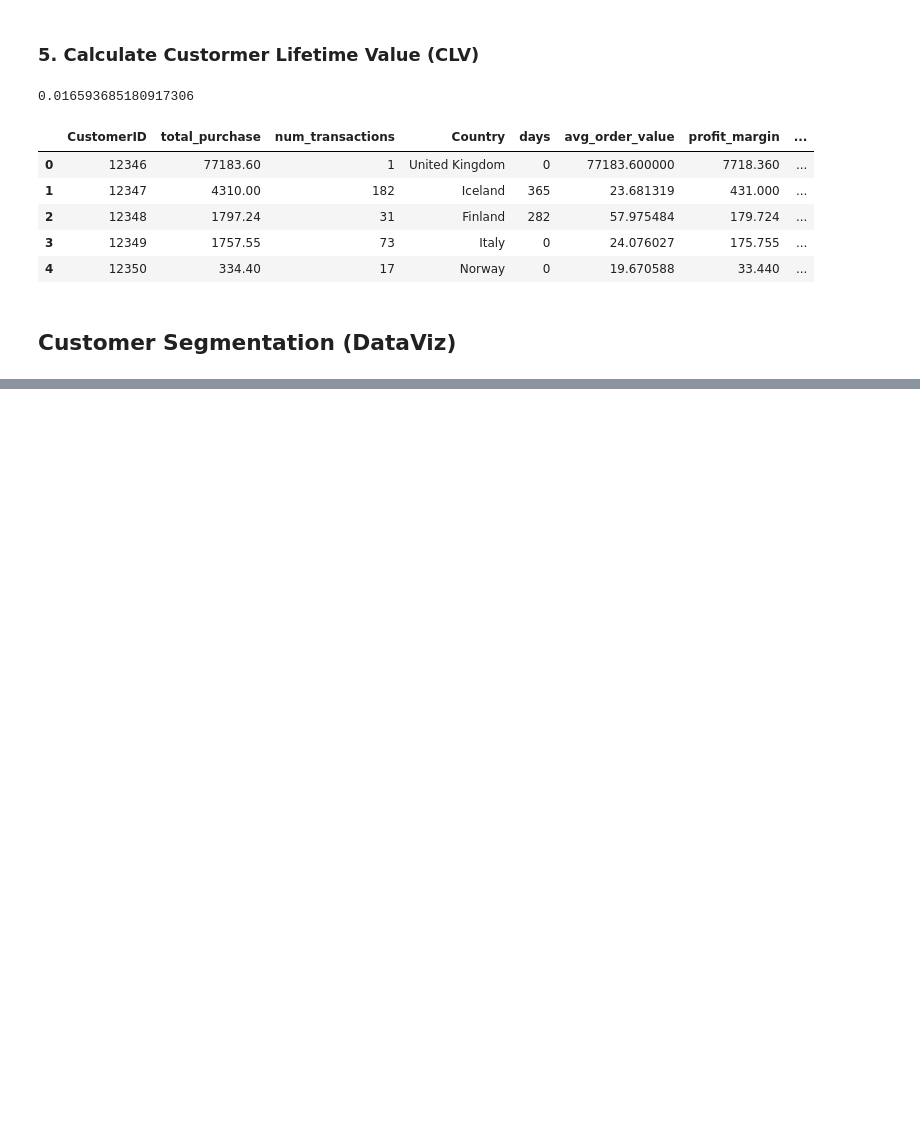
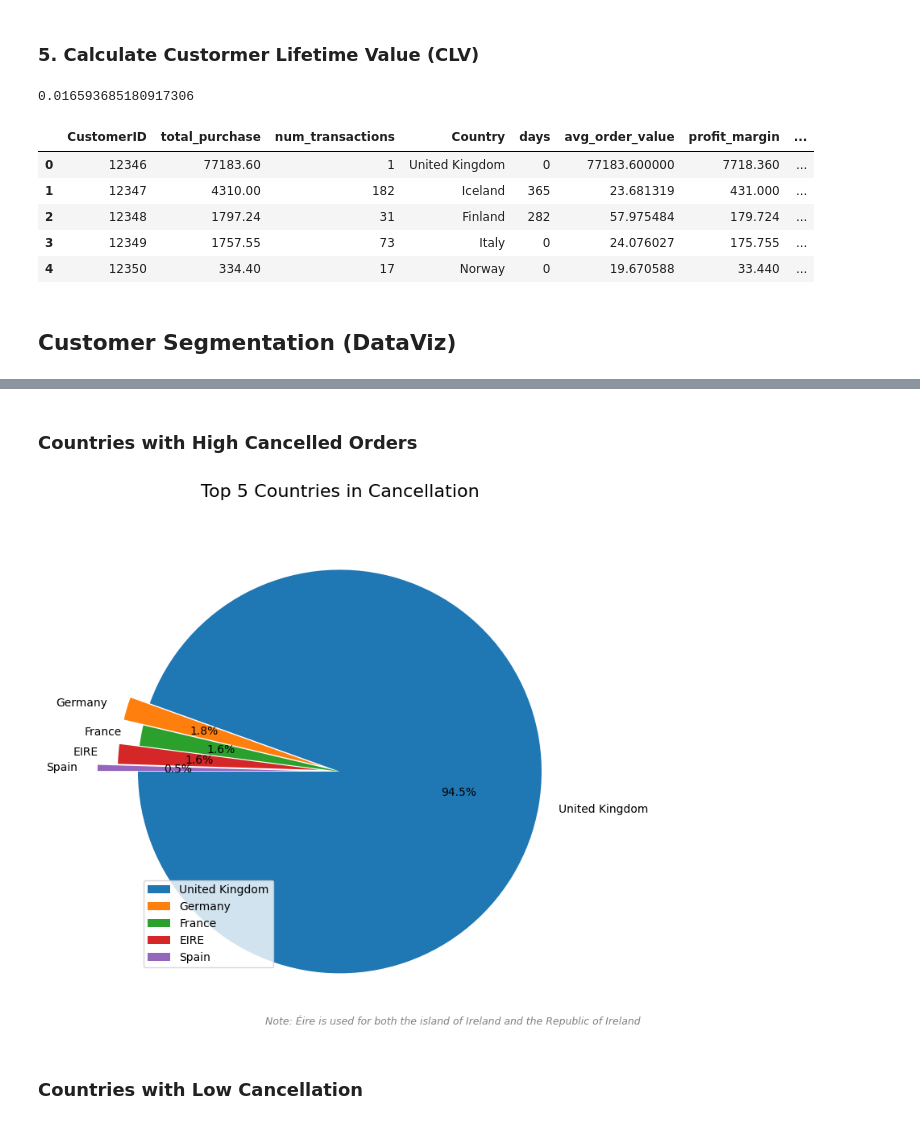
Before and after one commit to jack2000-dev/CLV-business-analysis, a Jupyter notebook: notebooks/main.ipynb, the cells around one changed output, grey strips where cells are left out. Cells and saved outputs as stored; diff of their text form; code cells hidden in the pictures; blank space fills up the shorter version.

```diff
--- a/notebooks/main.ipynb
+++ b/notebooks/main.ipynb
@@ -211,0 +295,32 @@ data_group_v1 = data_group
+# %% [markdown]
+### Countries with High Cancelled Orders
+# %%
+df_cancel = pd.read_csv(path_raw_data, encoding='ISO-8859-1')
+df_cancel = df_cancel[df_cancel['InvoiceNo'].apply(lambda x: x[0] == 'C')]
+df_cancel['InvoiceDate'] = pd.to_datetime(df_cancel['InvoiceDate'])
+# %%
+df_cancel_val = df_cancel['Country'].value_counts().nlargest(5)
+# %%
+explode = [0, 0.1, 0, 0.1, 0.2]
+colors = sns.color_palette('pastel')[0:4]
+
+plt.figure(figsize=(8, 7))
+plt.pie(df_cancel_val, labels = df_cancel_val.index, autopct ='%1.1f%%', startangle = 180, explode = explode)
+
+plt.title('Top 5 Countries in Cancellation', fontsize = 16, pad = 20)
+plt.legend(loc='lower left', bbox_to_anchor=(0.1, 0.1))
+
+plt.figtext(0.95, 0.02,
+            'Note: Éire is used for both the island of Ireland and the Republic of Ireland',
+            horizontalalignment='right',
+            fontsize=9,
+            style='italic',
+            color='grey',
+            wrap=True)
+
+plt.tight_layout()
+plt.show()
+# %% [output]
+[figure, added]
+# %% [markdown]
+### Countries with Low Cancellation
```
Also changed, not shown: parts of 42 cells of this notebook.
